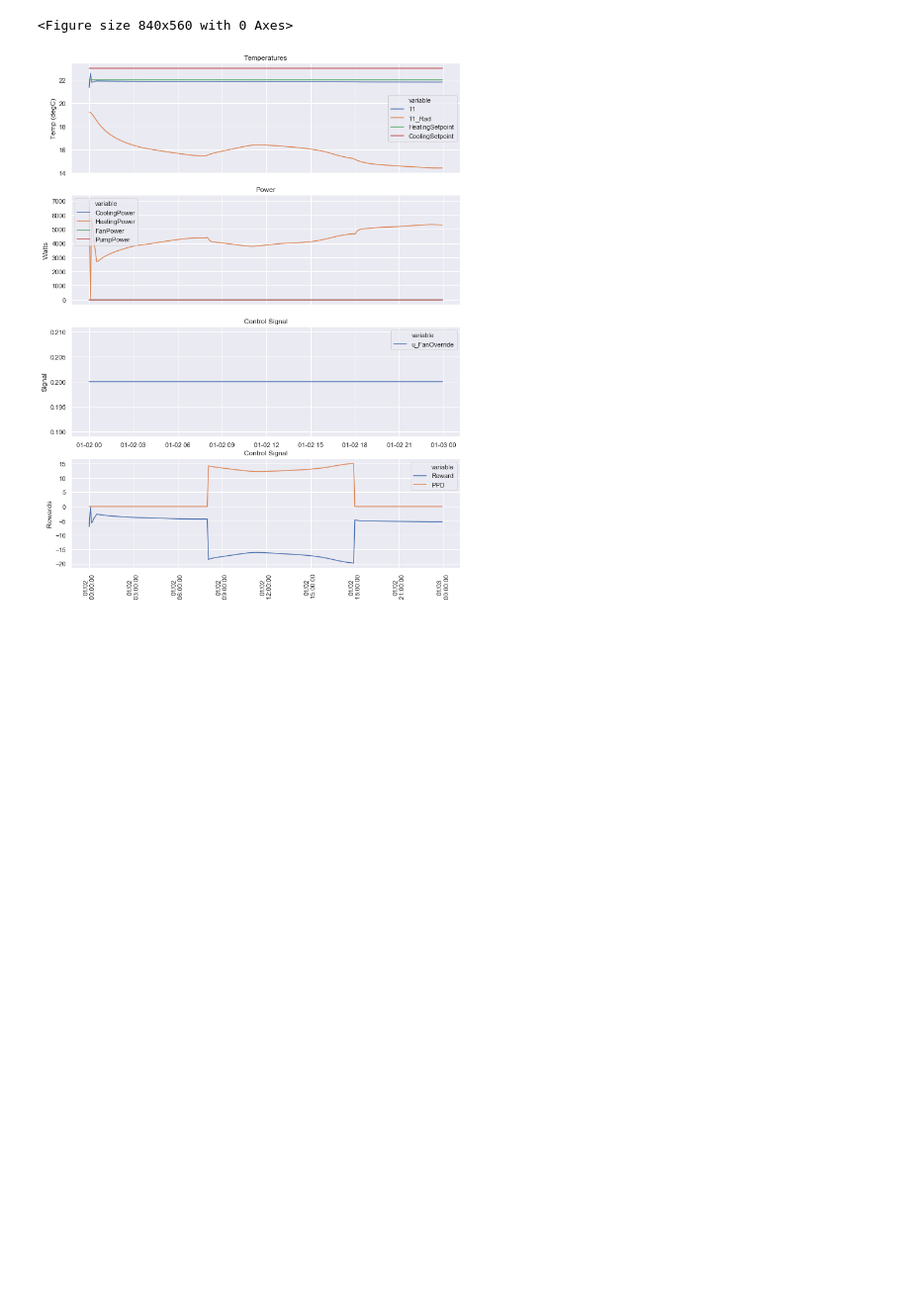
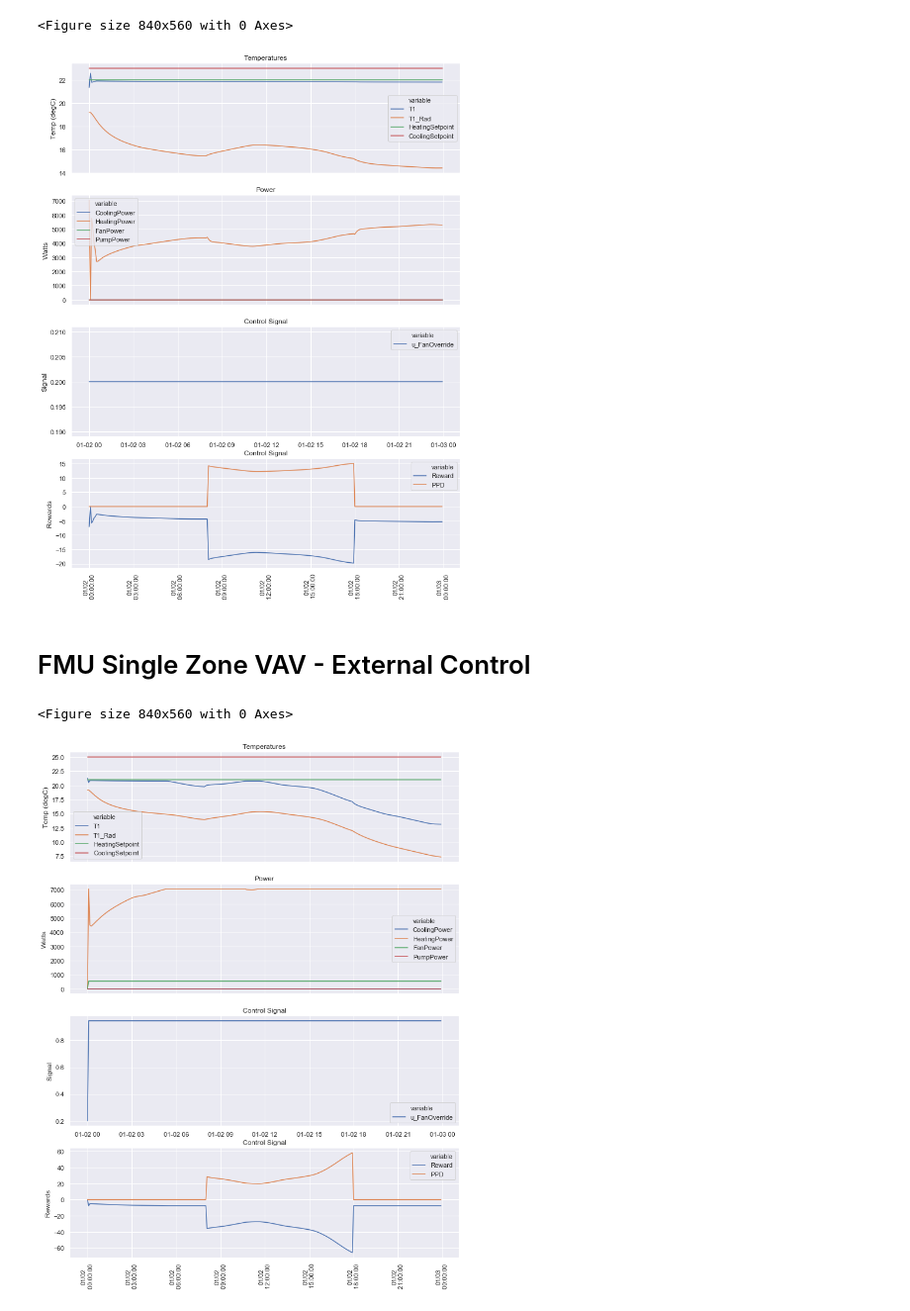
Before and after one commit to nllong/alfalfa-rl-project, a Jupyter notebook: client/rl-example/post-process.ipynb, the cells around one changed output. Shown at 99% size. Cells and saved outputs as stored; diff of their text form; code cells hidden in the pictures; blank space fills up the shorter version.

```diff
--- a/client/rl-example/post-process.ipynb
+++ b/client/rl-example/post-process.ipynb
@@ -250,3 +249,80 @@ if os.path.exists(infile):
 # %% [output]
 <Figure size 840x560 with 0 Axes>
 [figure]
+# %% [markdown]
+# FMU Single Zone VAV - External Control
+# %%
+# Plot the RL Base
+infile = os.path.join('results_rl_fmu_single_zone_vav', 'rl_fmu_single_zone_vav.csv')
+if os.path.exists(infile):
+    temp_vars = [
+        'T1',
+        'T1_Rad',
+        'HeatingSetpoint',
+        'CoolingSetpoint',
+        # 'Toutdoor',
+    ]
+    y2_vars = [
+        'CoolingPower',
+        'HeatingPower',
+        'FanPower',
+        'PumpPower',
+    ]
+    y3_vars = [
+        'u_FanOverride',
+    ]
+
+    df = pd.read_csv(infile)
+    df['timestamp']= pd.to_datetime(df['timestamp'])
+
+    plt.figure(figsize=(12, 8), dpi=70)
+    fig, ax = plt.subplots(4,1)
+
+    plot_data = pd.melt(df, id_vars=['timestamp'], value_vars=temp_vars)
+    sns.lineplot(
+        x='timestamp',
+        y='value',
+        hue='variable',
+        data=plot_data,
+        ax=ax[0]
+    ).set_title('Temperatures')
+    ax[0].set_xlabel('')
+    ax[0].set_ylabel('Temp (degC)')
+    ax[0].set_xticklabels([])
+    plot_data = pd.melt(df, id_vars=['timestamp'], value_vars=y2_vars)
+    sns.lineplot(
+        x='timestamp',
+        y='value',
+        hue='variable',
+        data=plot_data,
+        ax=ax[1]
+    ).set_title('Power')
+    ax[1].set_xlabel('')
+    ax[1].set_ylabel('Watts')
+    ax[1].set_xticklabels([])
+    plot_data = pd.melt(df, id_vars=['timestamp'], value_vars=y3_vars)
+    sns.lineplot(
+        x='timestamp',
+        y='value',
+        hue='variable',
+        data=plot_data,
+        ax=ax[2]
+    ).set_title('Control Signal')
+    ax[2].set_xlabel('')
+    ax[2].set_ylabel('Signal')
+    plot_data = pd.melt(df, id_vars=['timestamp'], value_vars=['Reward', 'PPD'])
+    sns.lineplot(
+        x='timestamp',
+        y='value',
+        hue='variable',
+        data=plot_data,
+        ax=ax[3]
+    ).set_title('Control Signal')
+    date_form = DateFormatter("%m/%d\n %H:%M:%S")
+    plt.xticks(rotation=90)
+    ax[3].xaxis.set_major_formatter(date_form)
+    ax[3].set_ylabel('Rewards')
+    ax[3].set_xlabel('')
+# %% [output]
+<Figure size 840x560 with 0 Axes>
+[figure, added]
```
Also changed, not shown: parts of 5 cells of this notebook, 4 other files.
